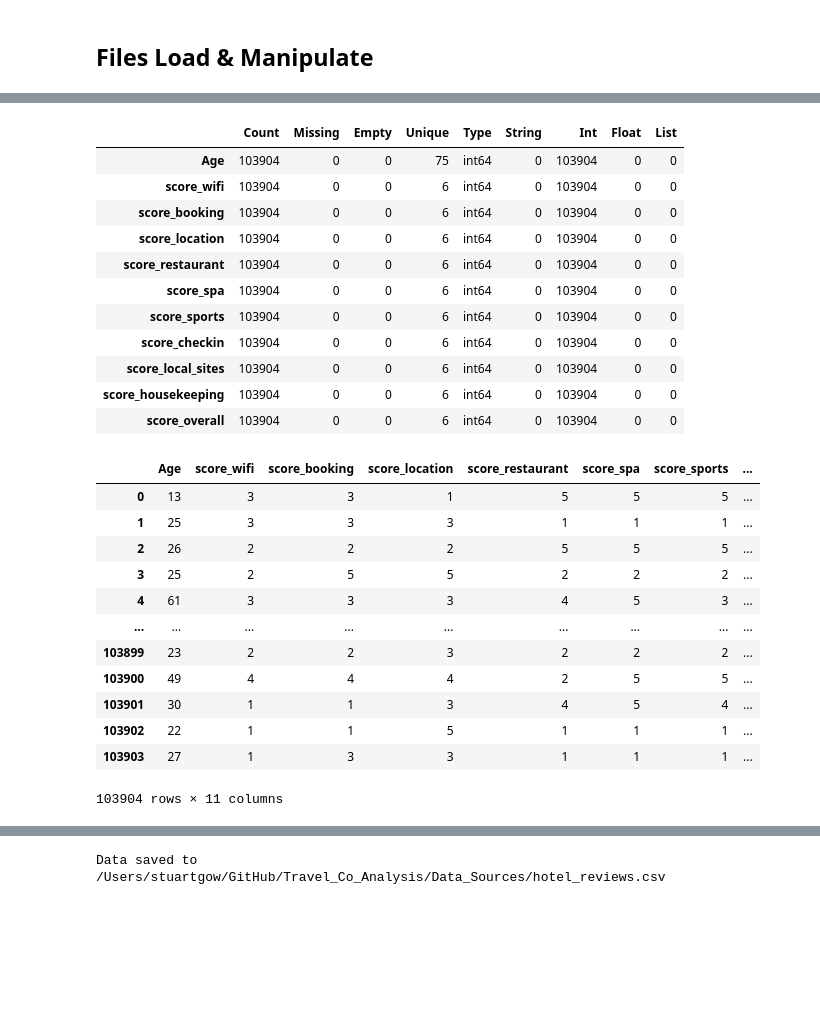
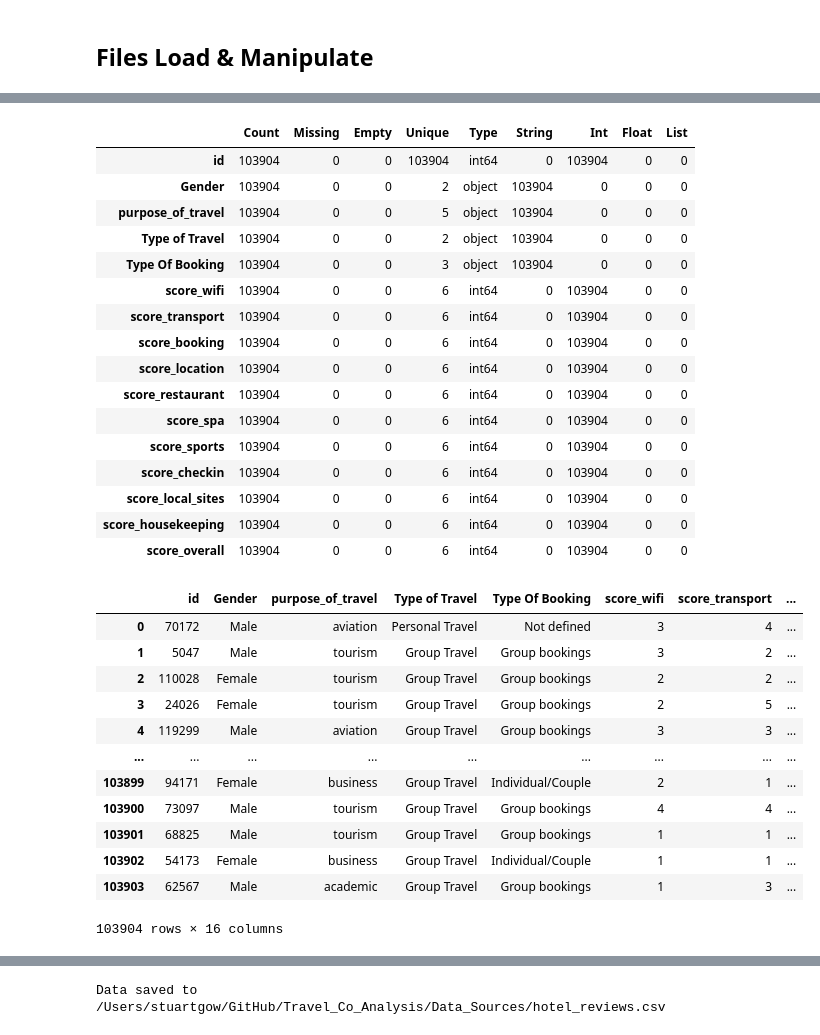
Before and after one commit to StuartG24/Travel_Co_Analysis, a Jupyter notebook: Notebooks_Data_Analysis/trial_xgboost.ipynb, the cells around one changed output, grey strips where cells are left out. Saved outputs shown, nothing was run; the diff lists cells and outputs as text; code cells hidden in the pictures; blank space fills up the shorter version.

```diff
--- a/Notebooks_Data_Analysis/trial_xgboost.ipynb
+++ b/Notebooks_Data_Analysis/trial_xgboost.ipynb
@@ -130,6 +140,7 @@ hotels_satisfaction_df
 # %%
 # First Cut data for trial on XGBoost
 
+# Function to generate partially random scores
 import random
 def gen_random(text_satisfaction ,cleanliness):
     if 'neutral or dissatisfied' in text_satisfaction:
@@ -155,55 +166,65 @@ hotels_satisfaction_new.drop('satisfaction', axis=1, inplace=True)
 
 # Change column names for all scores
 hotels_satisfaction_new.rename(columns={'Hotel wifi service': 'score_wifi',
-                                        'Departure/Arrival convenience ': 'score_transport',
+                                        'Departure_Arrival': 'score_transport',
                                         'Ease of Online booking': 'score_booking',
                                         'Hotel location': 'score_location',
                                         'Food and drink': 'score_restaurant',
                                         'Stay comfort': 'score_spa',
                                         'Common Room entertainment': 'score_sports',
                                         'Checkin/Checkout service': 'score_checkin',
                                         'Other service': 'score_local_sites',
                                         'Cleanliness': 'score_housekeeping'
                                         },
                                inplace=True)
 
-# Drop all non-numeric columns to begin with
-columns = ['id', 'Gender', 'purpose_of_travel', 'Type of Travel', 'Type Of Booking']
+# Drop selected columns
+columns = ['Age']
+#columns = ['Gender', 'purpose_of_travel', 'Type of Travel', 'Type Of Booking']
 hotels_satisfaction_new.drop(columns, axis=1, inplace=True)
-hotels_satisfaction_new.drop(hotels_satisfaction_new.columns[2], axis=1, inplace=True) #?? Can't drop one column by name
 
-
+# Check results
 print_file_summary(hotels_satisfaction_new)
 display(hotels_satisfaction_new)
+display(hotels_satisfaction_new.describe())
 
 # Save to CSV file
 file_name = 'hotel_reviews.csv'
 file_path = os.path.join(DATA_PATH, file_name)
-hotels_satisfaction_new.to_csv(file_path)
+hotels_satisfaction_new.to_csv(file_path, index=False)
 print(f'Data saved to {file_path}')
+
+# Tidy Up
+del columns, file_name, file_path
+del hotel_reviews_df, hotels_satisfaction_df, hotels_satisfaction_new
 # %% [output]
 |  | Count | Missing | Empty | Unique | Type | String | Int | Float | List |
-| Age | 103904 | 0 | 0 | 75 | int64 | 0 | 103904 | 0 | 0 |
+| id | 103904 | 0 | 0 | 103904 | int64 | 0 | 103904 | 0 | 0 |
+| Gender | 103904 | 0 | 0 | 2 | object | 103904 | 0 | 0 | 0 |
+| purpose_of_travel | 103904 | 0 | 0 | 5 | object | 103904 | 0 | 0 | 0 |
+| Type of Travel | 103904 | 0 | 0 | 2 | object | 103904 | 0 | 0 | 0 |
+| Type Of Booking | 103904 | 0 | 0 | 3 | object | 103904 | 0 | 0 | 0 |
 | score_wifi | 103904 | 0 | 0 | 6 | int64 | 0 | 103904 | 0 | 0 |
+| score_transport | 103904 | 0 | 0 | 6 | int64 | 0 | 103904 | 0 | 0 |
 | score_booking | 103904 | 0 | 0 | 6 | int64 | 0 | 103904 | 0 | 0 |
 | score_location | 103904 | 0 | 0 | 6 | int64 | 0 | 103904 | 0 | 0 |
 | score_restaurant | 103904 | 0 | 0 | 6 | int64 | 0 | 103904 | 0 | 0 |
 | score_spa | 103904 | 0 | 0 | 6 | int64 | 0 | 103904 | 0 | 0 |
 | score_sports | 103904 | 0 | 0 | 6 | int64 | 0 | 103904 | 0 | 0 |
 | score_checkin | 103904 | 0 | 0 | 6 | int64 | 0 | 103904 | 0 | 0 |
 | score_local_sites | 103904 | 0 | 0 | 6 | int64 | 0 | 103904 | 0 | 0 |
 | score_housekeeping | 103904 | 0 | 0 | 6 | int64 | 0 | 103904 | 0 | 0 |
 | score_overall | 103904 | 0 | 0 | 6 | int64 | 0 | 103904 | 0 | 0 |
-|  | Age | score_wifi | score_booking | score_location | score_restaurant | score_spa | score_sports | ... |
-| 0 | 13 | 3 | 3 | 1 | 5 | 5 | 5 | ... |
-| 1 | 25 | 3 | 3 | 3 | 1 | 1 | 1 | ... |
-| 2 | 26 | 2 | 2 | 2 | 5 | 5 | 5 | ... |
-| 3 | 25 | 2 | 5 | 5 | 2 | 2 | 2 | ... |
-| 4 | 61 | 3 | 3 | 3 | 4 | 5 | 3 | ... |
+|  | id | Gender | purpose_of_travel | Type of Travel | Type Of Booking | score_wifi | score_transport | ... |
+| 0 | 70172 | Male | aviation | Personal Travel | Not defined | 3 | 4 | ... |
+| 1 | 5047 | Male | tourism | Group Travel | Group bookings | 3 | 2 | ... |
+| 2 | 110028 | Female | tourism | Group Travel | Group bookings | 2 | 2 | ... |
+| 3 | 24026 | Female | tourism | Group Travel | Group bookings | 2 | 5 | ... |
+| 4 | 119299 | Male | aviation | Group Travel | Group bookings | 3 | 3 | ... |
 | ... | ... | ... | ... | ... | ... | ... | ... | ... |
-| 103899 | 23 | 2 | 2 | 3 | 2 | 2 | 2 | ... |
-| 103900 | 49 | 4 | 4 | 4 | 2 | 5 | 5 | ... |
-| 103901 | 30 | 1 | 1 | 3 | 4 | 5 | 4 | ... |
-| 103902 | 22 | 1 | 1 | 5 | 1 | 1 | 1 | ... |
-| 103903 | 27 | 1 | 3 | 3 | 1 | 1 | 1 | ... |
+| 103899 | 94171 | Female | business | Group Travel | Individual/Couple | 2 | 1 | ... |
+| 103900 | 73097 | Male | tourism | Group Travel | Group bookings | 4 | 4 | ... |
+| 103901 | 68825 | Male | tourism | Group Travel | Group bookings | 1 | 1 | ... |
+| 103902 | 54173 | Female | business | Group Travel | Individual/Couple | 1 | 1 | ... |
+| 103903 | 62567 | Male | academic | Group Travel | Group bookings | 1 | 3 | ... |
-103904 rows × 11 columns
+103904 rows × 16 columns
```
Also changed, not shown: parts of 13 cells of this notebook, 2 other files.
